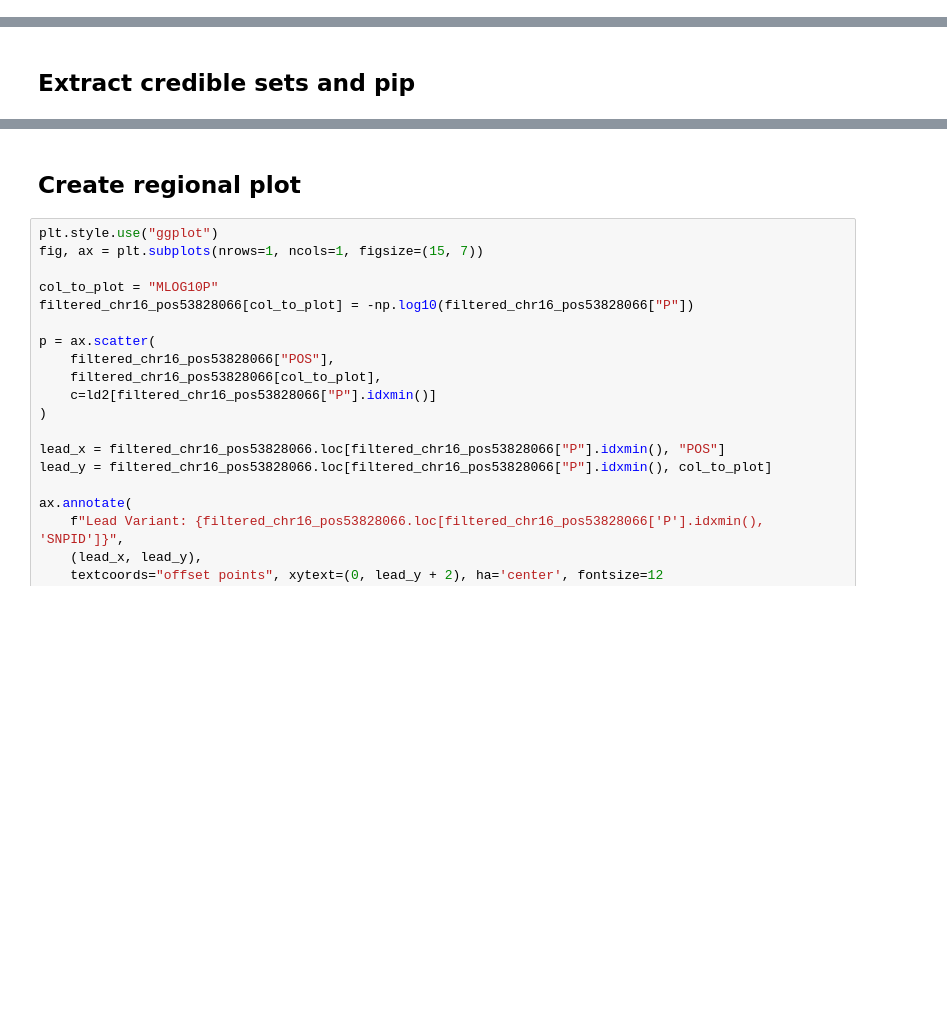
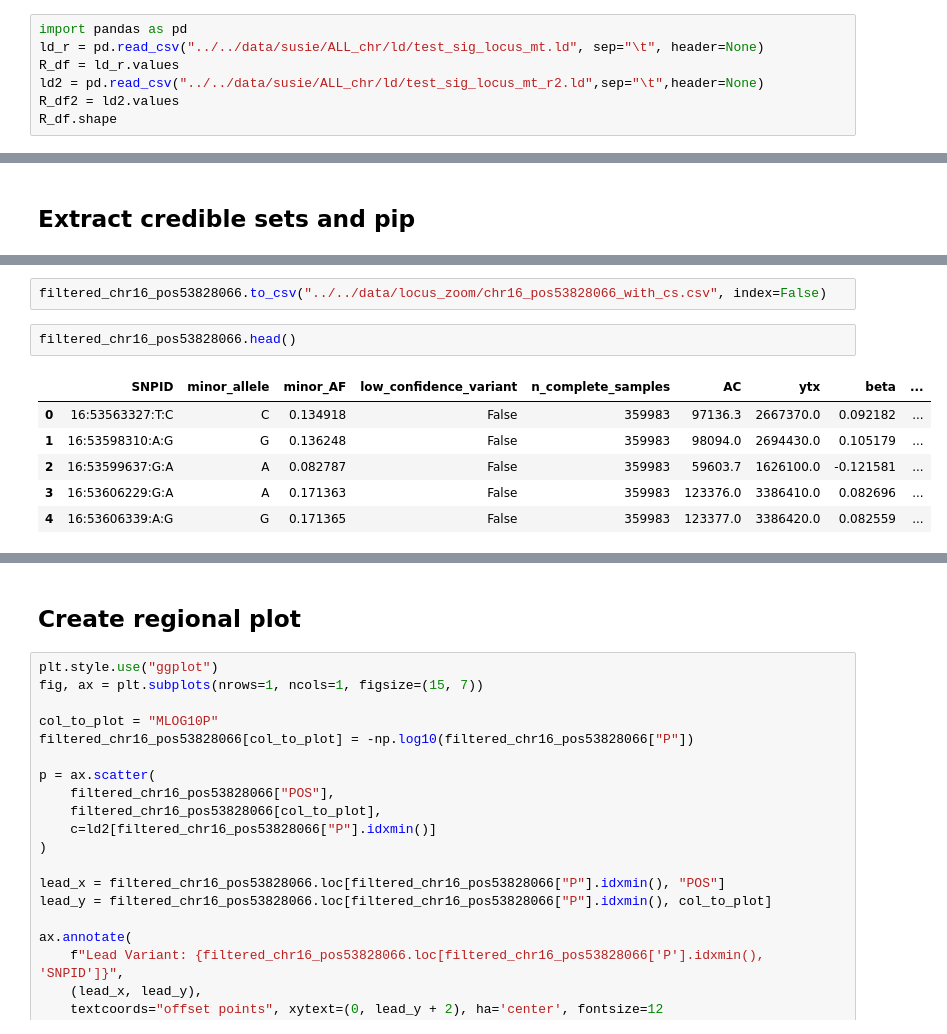
Before and after one commit to Edilawit-Manaye/hypothesis-generation_demo, a Jupyter notebook: notebooks/finemapping_susie/ALL_chr_updated_hg19.ipynb, the cells around one changed output, grey strips where cells are left out. Saved outputs shown, nothing was run; the diff lists cells and outputs as text; blank space fills up the shorter version.

```diff
--- a/notebooks/finemapping_susie/ALL_chr_updated_hg19.ipynb
+++ b/notebooks/finemapping_susie/ALL_chr_updated_hg19.ipynb
@@ -552,3 +653,10 @@ print(filtered_chr16_pos53828066["se"].shape)
 r-2
 # %% [markdown]
 ## Adjusting the LD matrix to be positive semi-definite
+# %%
+import pandas as pd
+ld_r = pd.read_csv("../../data/susie/ALL_chr/ld/test_sig_locus_mt.ld", sep="\t", header=None)
+R_df = ld_r.values
+ld2 = pd.read_csv("../../data/susie/ALL_chr/ld/test_sig_locus_mt_r2.ld",sep="\t",header=None)
+R_df2 = ld2.values
+R_df.shape
@@ -620,0 +771,11 @@ See the caveats in the documentation: https://pandas.pydata.org/pandas-docs/stab
+# %%
+filtered_chr16_pos53828066.to_csv("../../data/locus_zoom/chr16_pos53828066_with_cs.csv", index=False)
+# %%
+filtered_chr16_pos53828066.head()
+# %% [output]
+|  | SNPID | minor_allele | minor_AF | low_confidence_variant | n_complete_samples | AC | ytx | beta | ... |
+| 0 | 16:53563327:T:C | C | 0.134918 | False | 359983 | 97136.3 | 2667370.0 | 0.092182 | ... |
+| 1 | 16:53598310:A:G | G | 0.136248 | False | 359983 | 98094.0 | 2694430.0 | 0.105179 | ... |
+| 2 | 16:53599637:G:A | A | 0.082787 | False | 359983 | 59603.7 | 1626100.0 | -0.121581 | ... |
+| 3 | 16:53606229:G:A | A | 0.171363 | False | 359983 | 123376.0 | 3386410.0 | 0.082696 | ... |
+| 4 | 16:53606339:A:G | G | 0.171365 | False | 359983 | 123377.0 | 3386420.0 | 0.082559 | ... |
```
Also changed, not shown: parts of 34 cells of this notebook.
